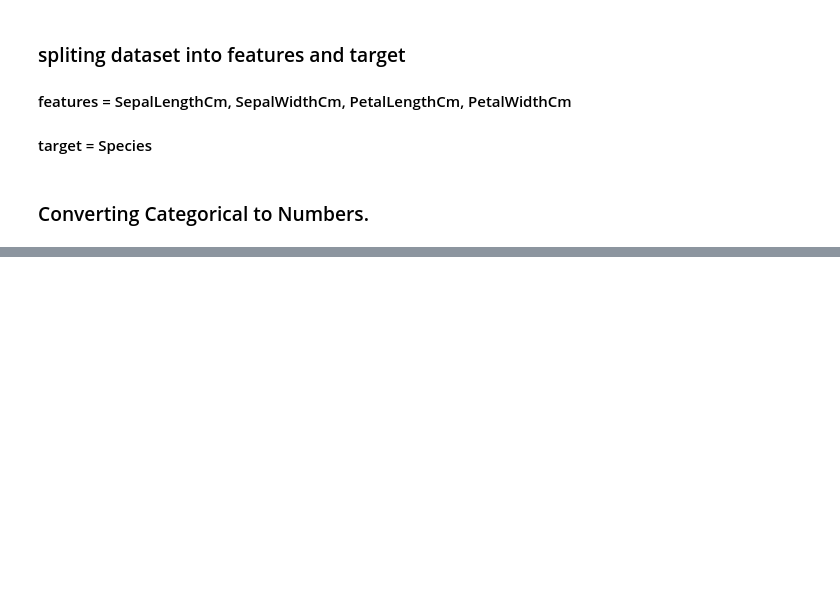
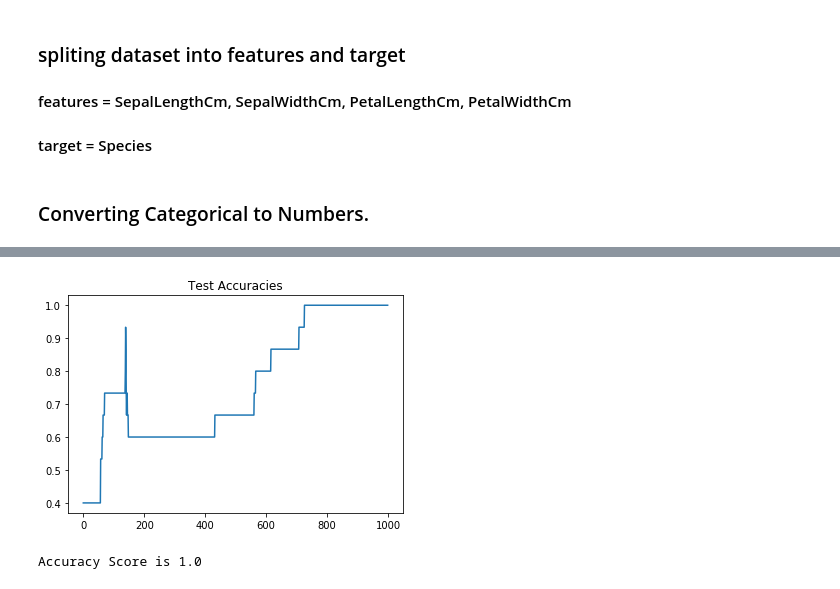
Before and after one commit to delgadoliveira/basicTorch, a Jupyter notebook: 3_basic_example.ipynb, the cells around one changed output, grey strips where cells are left out. Saved outputs shown, nothing was run; the diff lists cells and outputs as text; code cells hidden in the pictures; blank space fills up the shorter version.

```diff
--- a/3_basic_example.ipynb
+++ b/3_basic_example.ipynb
@@ -65,0 +185,13 @@ from
+# %%
+plt.plot(test_accuracies)
+plt.title("Test Accuracies")
+plt.show()
+# %% [output]
+[figure, added]
+# %%
+from sklearn.metrics import accuracy_score
+ypred = predict(model, X_test)
+
+print("Accuracy Score is {}".format(accuracy_score(y_test, ypred)))
+# %% [output]
+Accuracy Score is 1.0
```
Also changed, not shown: parts of 16 cells of this notebook.
